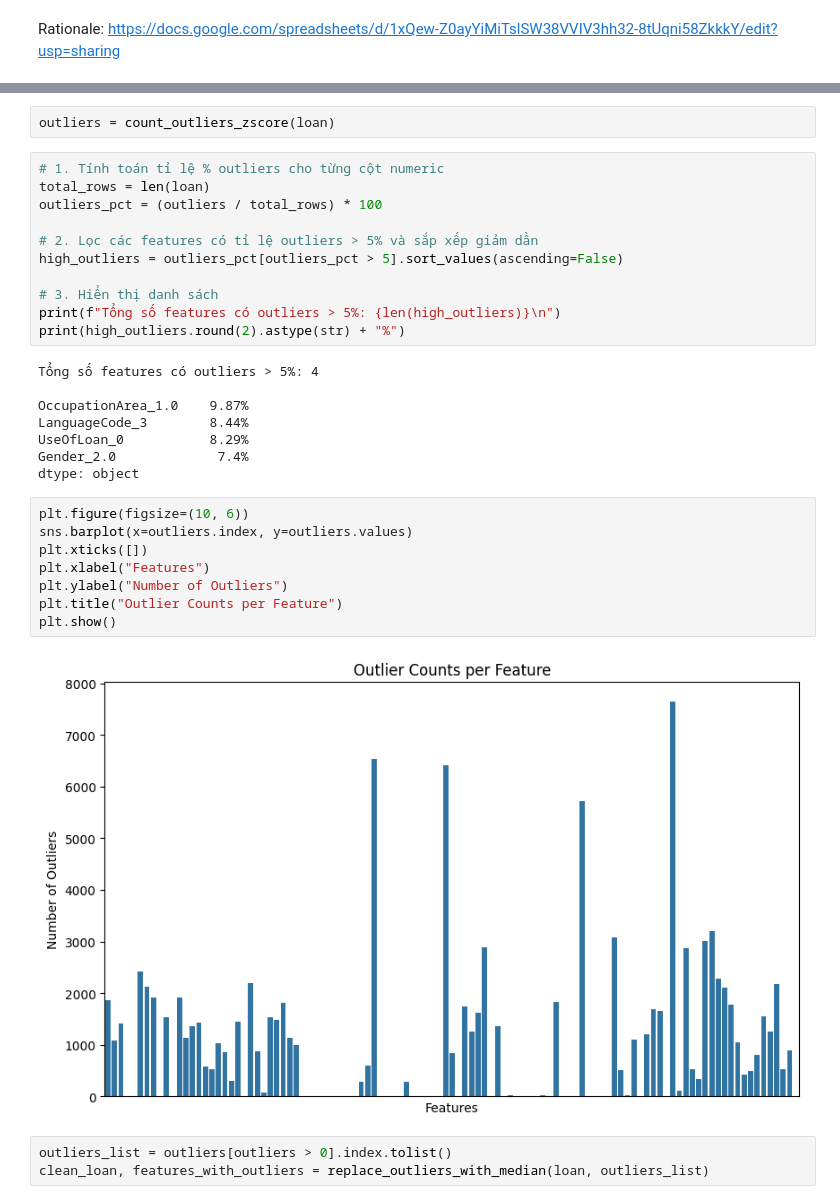
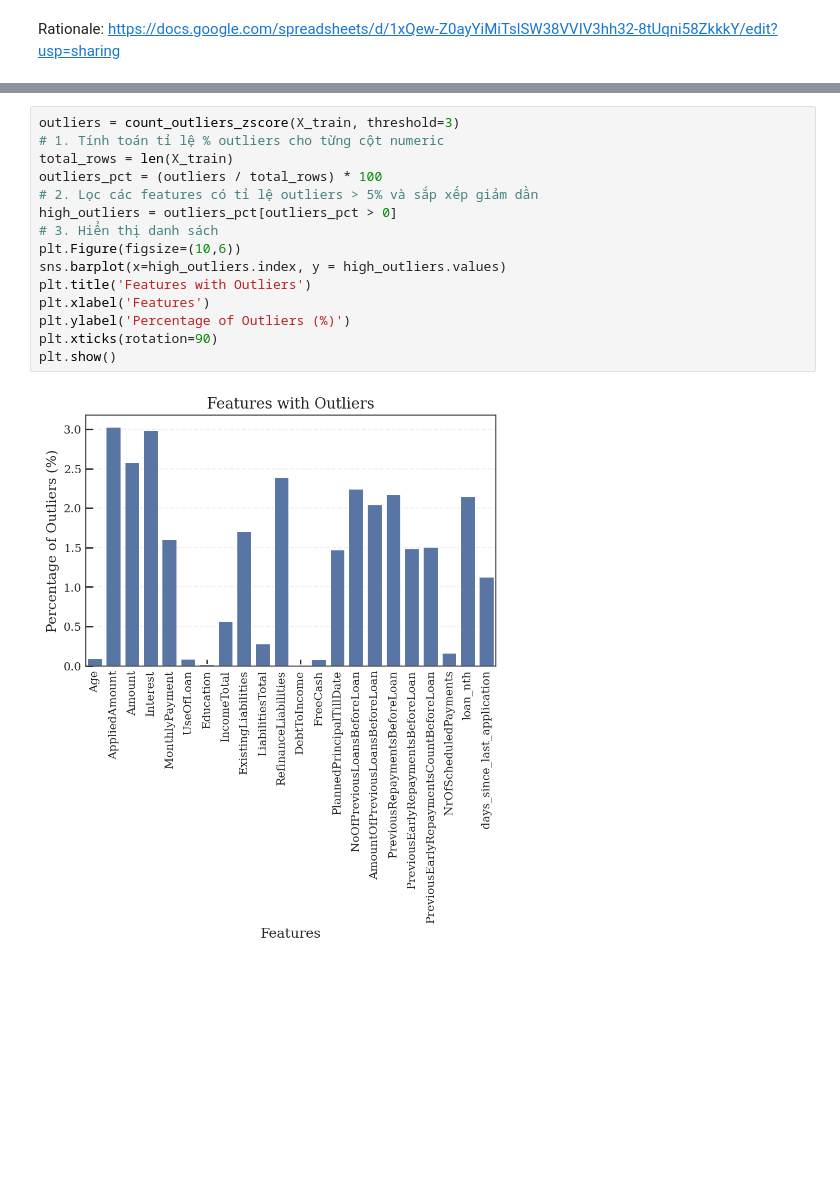
Before and after one commit to tsdan0708-star/P2P-Lending, a Jupyter notebook: notebook/1. eda/data_cleaning.ipynb, the cells around one changed output, grey strips where cells are left out. Cells and saved outputs as stored; diff of their text form; blank space fills up the shorter version.

```diff
--- a/notebook/1. eda/data_cleaning.ipynb
+++ b/notebook/1. eda/data_cleaning.ipynb
@@ -631,34 +285,17 @@ def replace_outliers_with_median(df, features,threshold=3):
-# %%
-outliers = count_outliers_zscore(loan)
 # %%
+outliers = count_outliers_zscore(X_train, threshold=3)
 # 1. Tính toán tỉ lệ % outliers cho từng cột numeric
-total_rows = len(loan)
+total_rows = len(X_train)
 outliers_pct = (outliers / total_rows) * 100
-
 # 2. Lọc các features có tỉ lệ outliers > 5% và sắp xếp giảm dần
-high_outliers = outliers_pct[outliers_pct > 5].sort_values(ascending=False)
-
+high_outliers = outliers_pct[outliers_pct > 0]
 # 3. Hiển thị danh sách
-print(f"Tổng số features có outliers > 5%: {len(high_outliers)}\n")
-print(high_outliers.round(2).astype(str) + "%")
+plt.Figure(figsize=(10,6))
+sns.barplot(x=high_outliers.index, y = high_outliers.values)
+plt.title('Features with Outliers')
+plt.xlabel('Features')
+plt.ylabel('Percentage of Outliers (%)')
+plt.xticks(rotation=90)
+plt.show()
 # %% [output]
-Tổng số features có outliers > 5%: 4
-
-OccupationArea_1.0    9.87%
-LanguageCode_3        8.44%
-UseOfLoan_0           8.29%
-Gender_2.0             7.4%
-dtype: object
+[figure, added]
-# %%
-plt.figure(figsize=(10, 6))
-sns.barplot(x=outliers.index, y=outliers.values)
-plt.xticks([])
-plt.xlabel("Features")
-plt.ylabel("Number of Outliers")
-plt.title("Outlier Counts per Feature")
-plt.show()
-# %% [output]
-[figure, removed]
-# %%
-outliers_list = outliers[outliers > 0].index.tolist()
-clean_loan, features_with_outliers = replace_outliers_with_median(loan, outliers_list)
```
Also changed, not shown: parts of 48 cells of this notebook, 2 other files.
